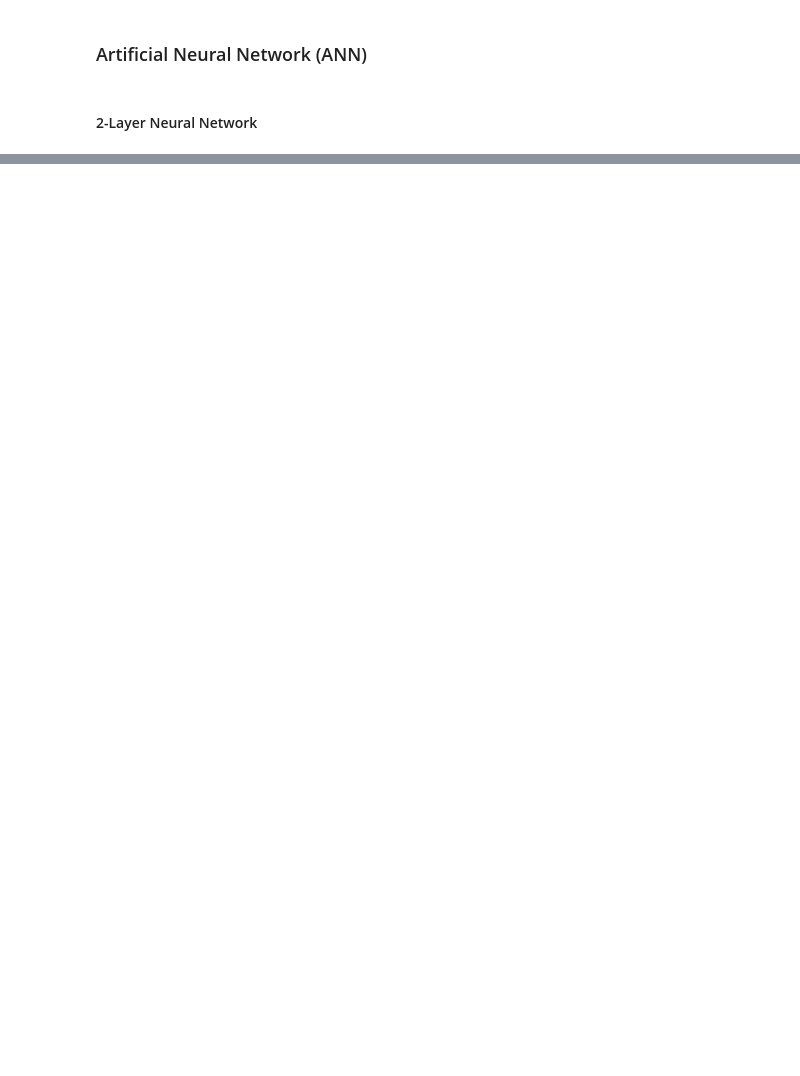
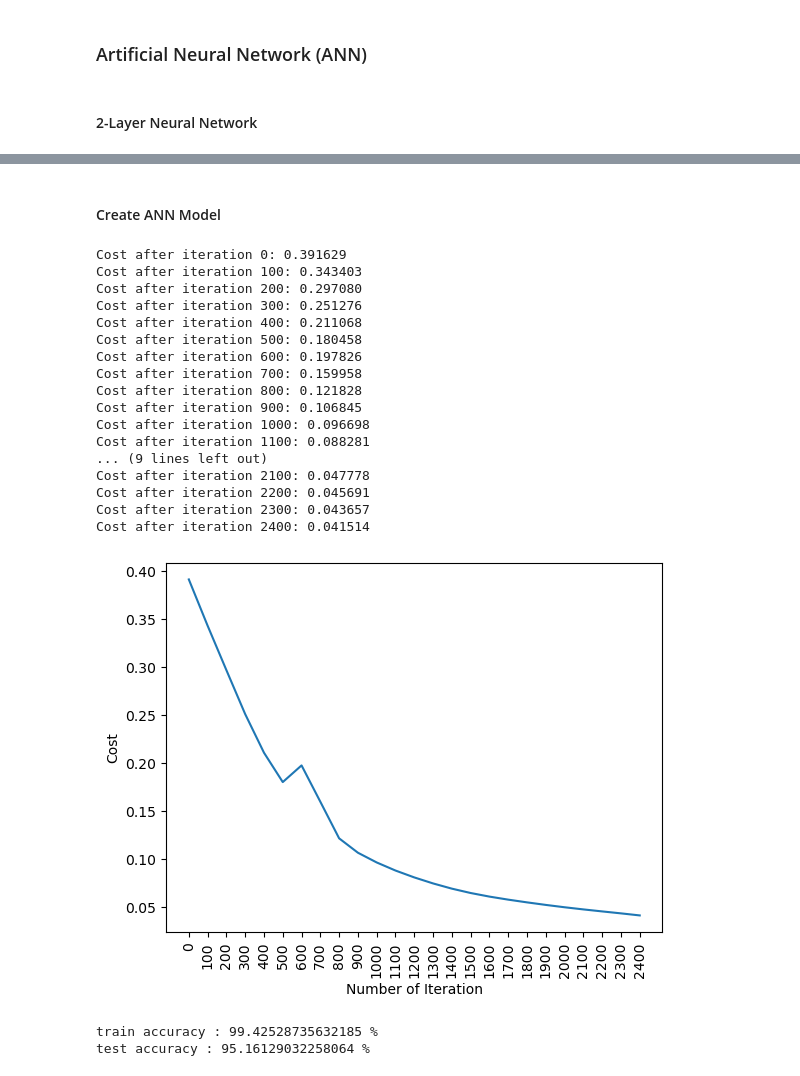
Before and after one commit to aleynadikall/deep-learning, a Jupyter notebook: sign_language_digits.ipynb, the cells around one changed output, grey strips where cells are left out. Drawn from its saved outputs; the diff is of its cells as text; code cells hidden in the pictures; blank space fills up the shorter version.

```diff
--- a/sign_language_digits.ipynb
+++ b/sign_language_digits.ipynb
@@ -269,0 +320,80 @@ def initialize_parameters_and_layer_sizes_NN(x_train, y_train):
+# %%
+def predict_NN(parameters, x_test):
+    # x_test is a input for forward propagation
+    A2, cache = forward_propagation_NN(x_test, parameters)
+    Y_prediction = np.zeros((1, x_test.shape[1]))
+
+    # if z is bigger than 0.5, our prediction is sign one (y_head = 1)
+    # if z is smaller than 0.5, out prediction is sign zero (y_head = 0)
+    for i in range(A2.shape[1]):
+        if A2[0, i] <= 0.5:
+            Y_prediction[0, i] = 0
+        else:
+            Y_prediction[0, i] = 1
+
+    return Y_prediction
+# %% [markdown]
+#### Create ANN Model
+# %%
+# 2-Layer neural network
+def two_layer_neural_network(x_train, y_train, x_test, y_test, num_iterations):
+    cost_list = []
+    index_list = []
+
+    # initialize parameters and layer sizes
+    parameters = initialize_parameters_and_layer_sizes_NN(x_train, y_train)
+
+    for i in range(0, num_iterations):
+
+        # forward propagation
+        A2, cache = forward_propagation_NN(x_train, parameters)
+
+        # compute cost
+        cost = compute_cost_NN(A2, y_train, parameters)
+
+        # backward propagation
+        grads = backward_propagation_NN(parameters, cache, x_train, y_train)
+
+        # update parameters
+        parameters = update_parameters_NN(parameters, grads)
+
+        if i % 100 == 0:
+            cost_list.append(cost)
+            index_list.append(i)
+            print("Cost after iteration %i: %f" %(i, cost))
+    plt.plot(index_list, cost_list)
+    plt.xticks(index_list, rotation="vertical")
+    plt.xlabel("Number of Iteration")
+    plt.ylabel("Cost")
+    plt.show()
+
+    # predict
+    y_prediction_test = predict_NN(parameters, x_test)
+    y_prediction_train = predict_NN(parameters, x_train)
+
+    # print train/test Errors
+    print("train accuracy : {} %".format(100 - np.mean(np.abs(y_prediction_train - y_train)) * 100))
+    print("test accuracy : {} %".format(100 - np.mean(np.abs(y_prediction_test - y_test)) * 100))
+    return parameters
+parameters = two_layer_neural_network(x_train, y_train_t, x_test, y_test_t, num_iterations=2500)
+# %% [output]
+Cost after iteration 0: 0.391629
+Cost after iteration 100: 0.343403
+Cost after iteration 200: 0.297080
+Cost after iteration 300: 0.251276
+Cost after iteration 400: 0.211068
+Cost after iteration 500: 0.180458
+Cost after iteration 600: 0.197826
+Cost after iteration 700: 0.159958
+Cost after iteration 800: 0.121828
+Cost after iteration 900: 0.106845
+Cost after iteration 1000: 0.096698
+Cost after iteration 1100: 0.088281
+... (9 lines left out)
+Cost after iteration 2100: 0.047778
+Cost after iteration 2200: 0.045691
+Cost after iteration 2300: 0.043657
+Cost after iteration 2400: 0.041514
+[figure, added]
+train accuracy : 99.42528735632185 %
+test accuracy : 95.16129032258064 %
```
Also changed, not shown: parts of 15 cells of this notebook.
